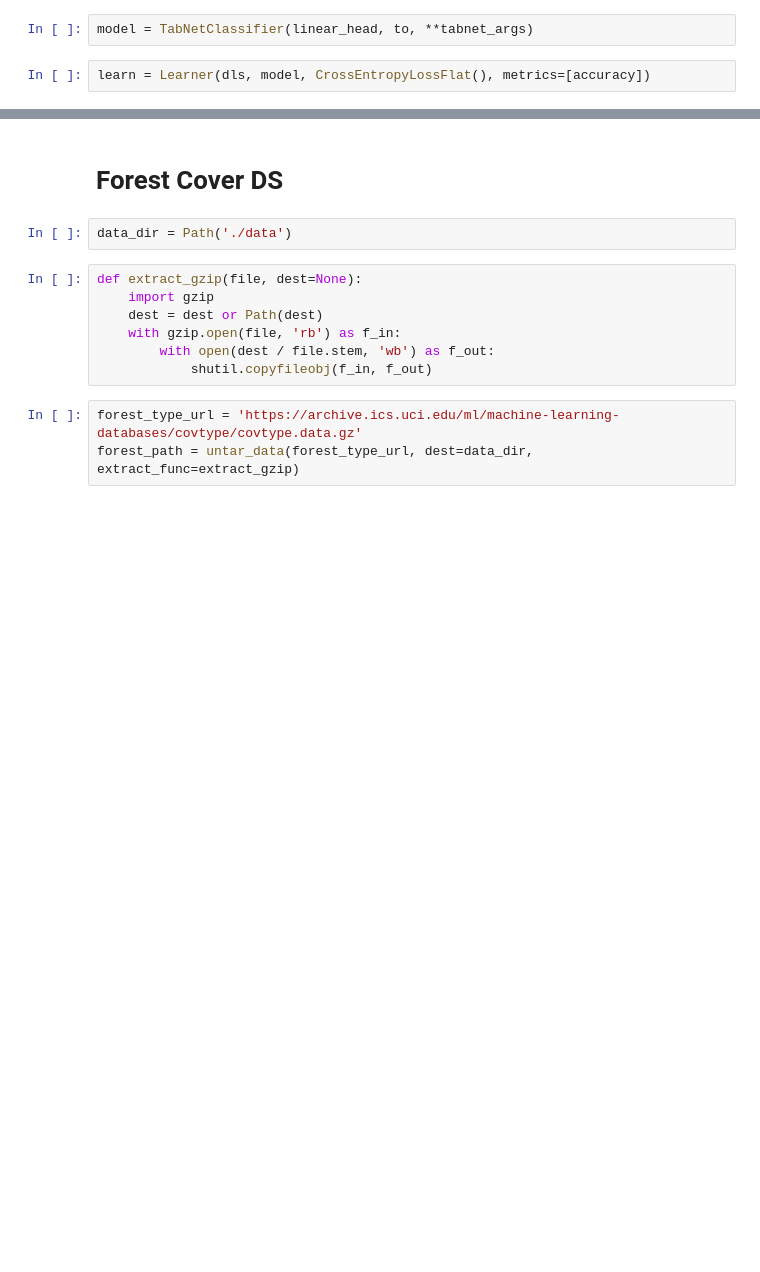
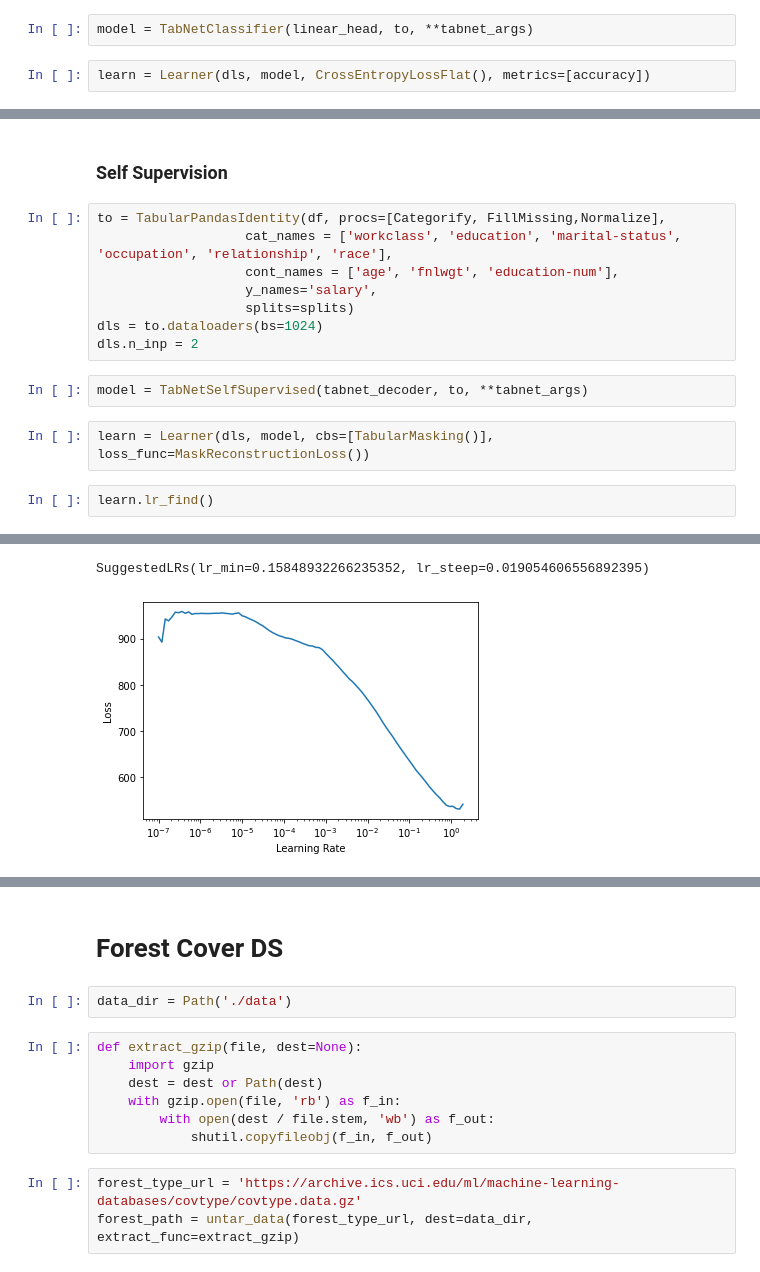
Before and after one commit to matanc1/tabnet, a Jupyter notebook: 03_experiments.ipynb, the cells around one changed output, grey strips where cells are left out. Saved outputs shown, nothing was run; the diff lists cells and outputs as text; blank space fills up the shorter version.

```diff
--- a/03_experiments.ipynb
+++ b/03_experiments.ipynb
@@ -82,0 +77,17 @@ RuntimeError: python_error
+# %% [markdown]
+### Self Supervision
+# %%
+to = TabularPandasIdentity(df, procs=[Categorify, FillMissing,Normalize],
+                   cat_names = ['workclass', 'education', 'marital-status', 'occupation', 'relationship', 'race'],
+                   cont_names = ['age', 'fnlwgt', 'education-num'],
+                   y_names='salary',
+                   splits=splits)
+dls = to.dataloaders(bs=1024)
+dls.n_inp = 2
+# %%
+model = TabNetSelfSupervised(tabnet_decoder, to, **tabnet_args)
+# %%
+learn = Learner(dls, model, cbs=[TabularMasking()], loss_func=MaskReconstructionLoss())
+# %%
+learn.lr_find()
+# %% [output]
@@ -82,0 +95,2 @@ RuntimeError: python_error
+SuggestedLRs(lr_min=0.15848932266235352, lr_steep=0.019054606556892395)
+[figure, added]
```
Also changed, not shown: parts of 14 cells of this notebook, 3 other files.
